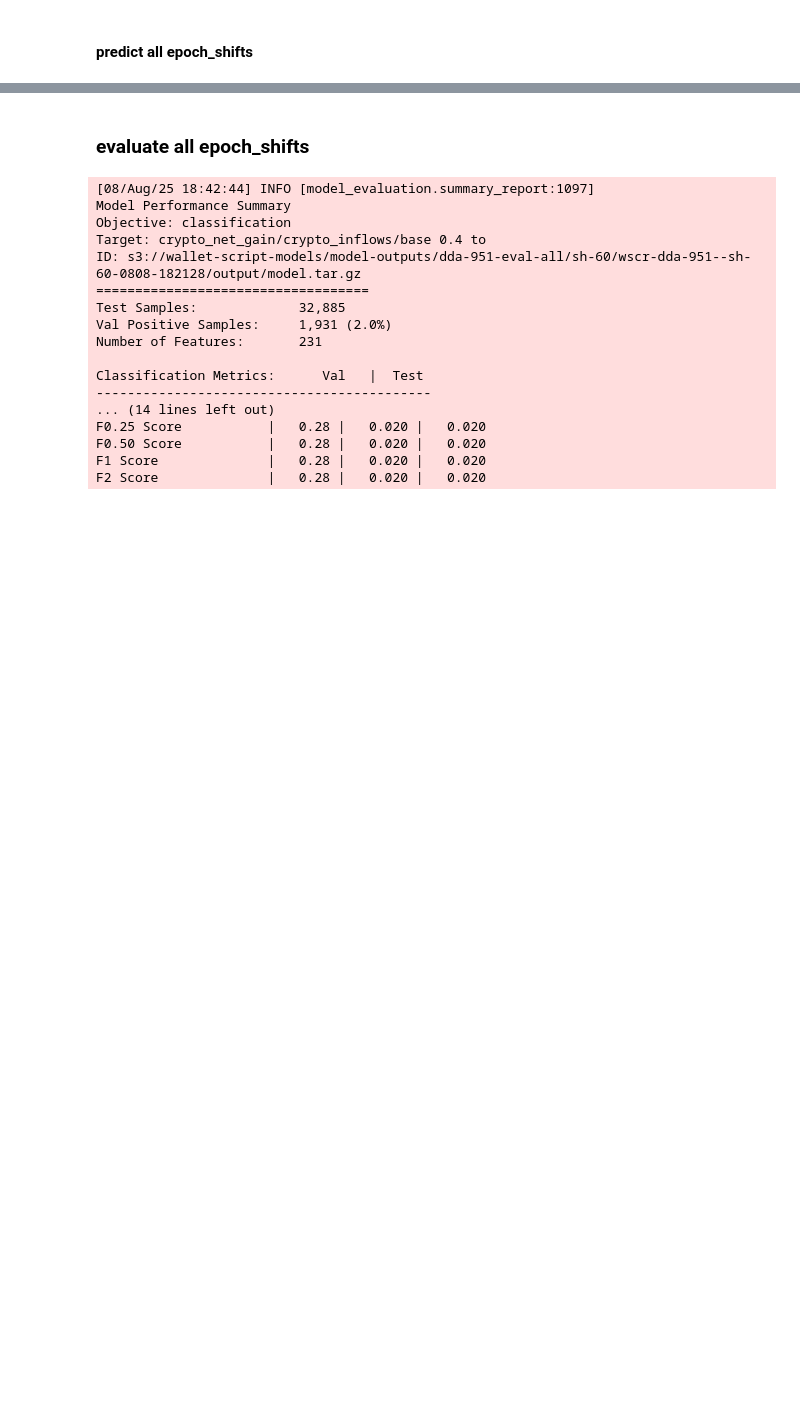
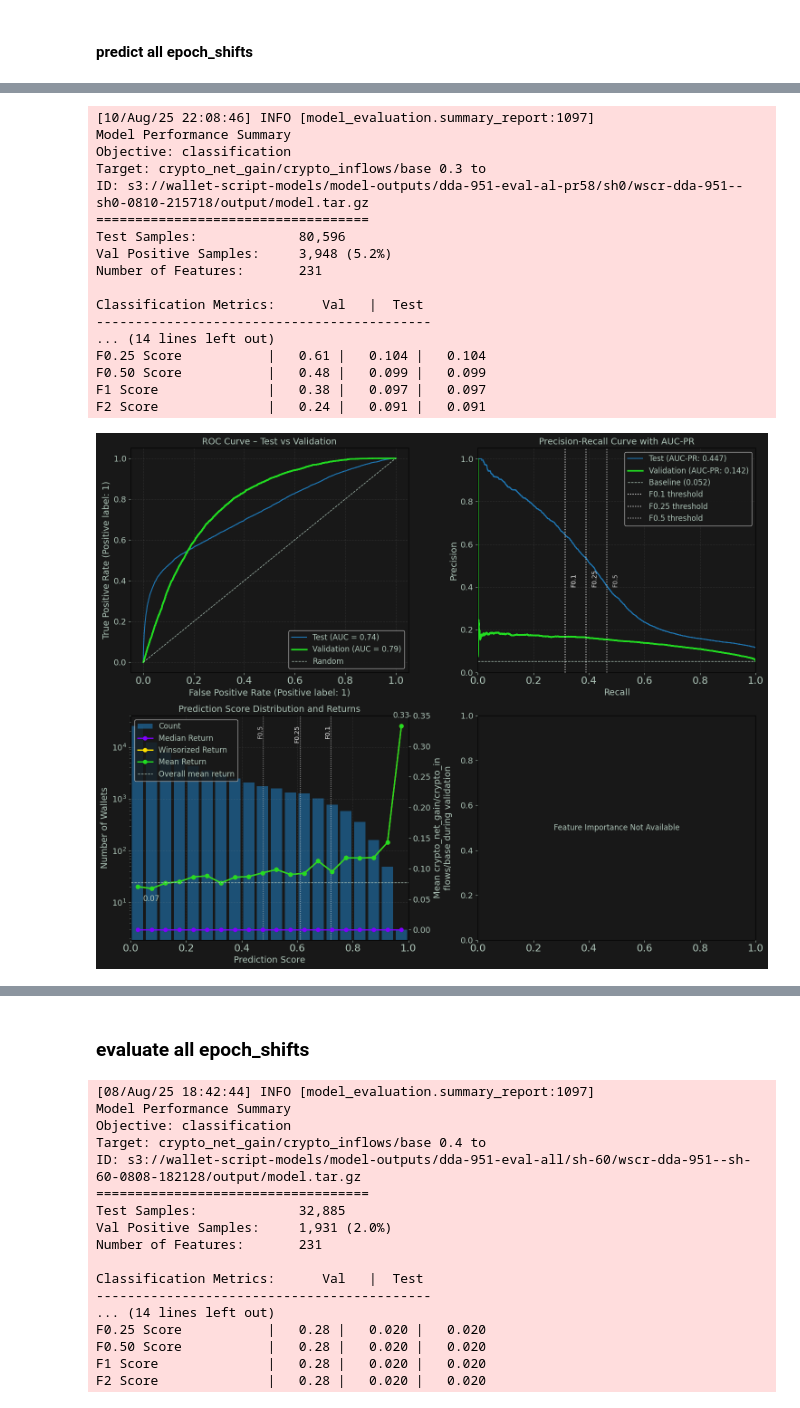
Before and after one commit to dreams-labs/sagemaker, a Jupyter notebook: notebooks/DDA-948 train all epoch shifts.ipynb, the cells around one changed output, grey strips where cells are left out. Saved outputs shown, nothing was run; the diff lists cells and outputs as text; code cells hidden in the pictures; blank space fills up the shorter version.

```diff
--- a/notebooks/DDA-948 train all epoch shifts.ipynb
+++ b/notebooks/DDA-948 train all epoch shifts.ipynb
@@ -385,0 +368,23 @@ No custom filters configured, returning unfiltered data
+# %%
+for e in evaluators:
+    evaluators[e].summary_report()
+    evaluators[e].plot_wallet_evaluation()
+# %% [output]
+[10/Aug/25 22:08:46] INFO [model_evaluation.summary_report:1097]
+Model Performance Summary
+Objective: classification
+Target: crypto_net_gain/crypto_inflows/base 0.3 to
+ID: s3://wallet-script-models/model-outputs/dda-951-eval-al-pr58/sh0/wscr-dda-951--sh0-0810-215718/output/model.tar.gz
+===================================
+Test Samples:             80,596
+Val Positive Samples:     3,948 (5.2%)
+Number of Features:       231
+
+Classification Metrics:      Val   |  Test
+-------------------------------------------
+... (14 lines left out)
+F0.25 Score           |   0.61 |   0.104 |   0.104
+F0.50 Score           |   0.48 |   0.099 |   0.099
+F1 Score              |   0.38 |   0.097 |   0.097
+F2 Score              |   0.24 |   0.091 |   0.091
+[figure, added]
```
Also changed, not shown: parts of 9 cells of this notebook, 2 other files.
